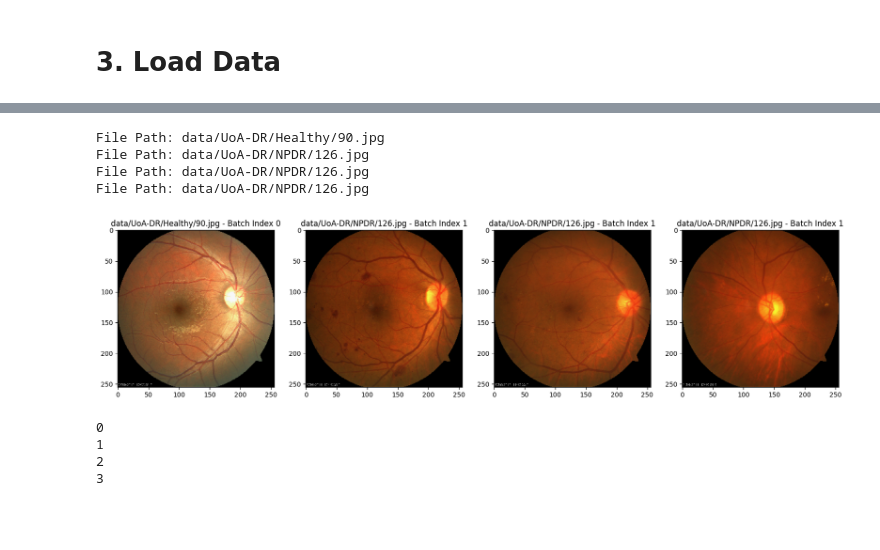
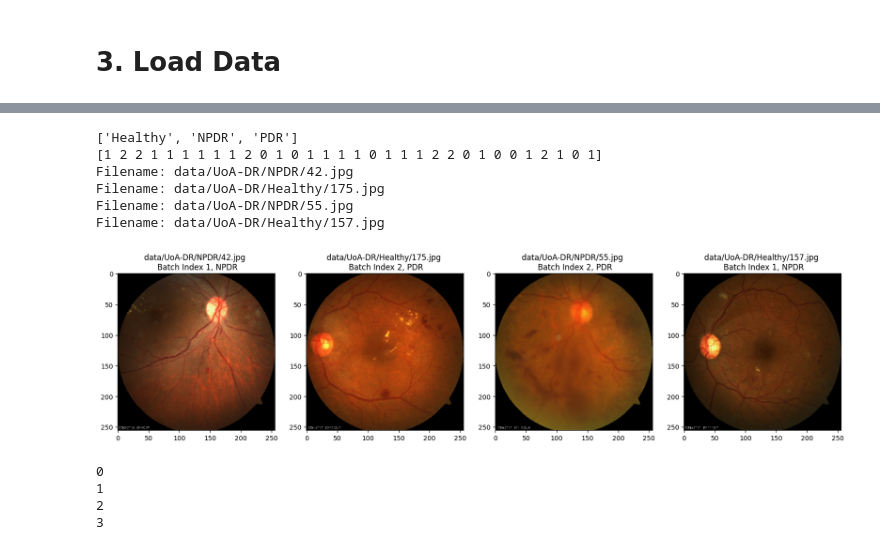
Before and after one commit to yiyangjessieyu/Deep-Learning-Image-Classifier, a Jupyter notebook: Getting Started.ipynb, the cells around one changed output, grey strips where cells are left out. Cells and saved outputs as stored; diff of their text form; code cells hidden in the pictures; blank space fills up the shorter version.

Commit message:
tidy up as suspicious that image_dataset_from_directory doesnt separate x and y pair as expected

```diff
--- a/Getting Started.ipynb
+++ b/Getting Started.ipynb
@@ -31,14 +29,2 @@ tf.config.list_physical_devices('GPU')
 import cv2
 import imghdr
-# %%
-data_dir = 'data/UoA-DR/'
-
-# Function to check if a string contains only digits and ends with '.jpg'
-def is_retinal_only(file_name):
-    return file_name[:-4].isdigit() and file_name.endswith(".jpg")
-
-for image_folder in os.listdir(data_dir):
-    for image in os.listdir(os.path.join(data_dir, image_folder)):
-        if is_retinal_only(image):
-            print(image[:-4])
-            print(image)
@@ -168,0 +135,10 @@ batch = data_iterator.next()
+# %%
+data = tf.keras.utils.image_dataset_from_directory(data_dir) #TODO check if any data was loss, as it says 199 files instead of 200
+data_iterator = data.as_numpy_iterator() # convert to an iterator as the data is a a generator
+batch = data_iterator.next() # contains X INPUT and Y EXPECTED OUTPUTS
+x, y = batch
+print(x.shape) # X INPUT, batch of 32 images of size 256*256 in 3 dimsension colour
+print(y) # Y OUTPUT, batch of 32 labels.
+
+len(data.file_paths)
+data.file_paths
@@ -169,30 +166,37 @@ batch = data_iterator.next()
 # %%
 class_labels = data.class_names  # Get the class labels
+print(class_labels)
+print(y)
 fig, ax = plt.subplots(ncols=4, figsize=(20,20))
 
 for idx, img in enumerate(batch[0][:4]):
     ax[idx].imshow(img.astype(int))
 
-    # Get the batch index and corresponding file path
-    batch_index = batch[1][idx]
-    image_class = class_labels[batch_index]
-    image_filename = os.path.basename(data.file_paths[batch_index])
-    file_path = os.path.join(data_dir, image_class, image_filename)
-    print("File Path:", file_path)
+    y_index = y[idx]
+    image_class = class_labels[y_index]
+    # image_filename = os.path.basename(data.file_paths[y_index])
+    # file_path = os.path.join(data_dir, image_class, image_filename)
+    # print("File Path:", file_path)
+
+    # Get the filename using the index and dataset's file_paths attribute
+    filename = data.file_paths[idx]
+    print("Filename:", filename)
 
     # Set the title with class label and batch index
-    title = f"{file_path} - Batch Index {batch_index}"
+    title = f"{filename} \n Batch Index {y_index}, {image_class}"
     ax[idx].set_title(title)
 
 
 
 plt.show()
 # %% [output]
-File Path: data/UoA-DR/Healthy/90.jpg
-File Path: data/UoA-DR/NPDR/126.jpg
-File Path: data/UoA-DR/NPDR/126.jpg
-File Path: data/UoA-DR/NPDR/126.jpg
+['Healthy', 'NPDR', 'PDR']
+[1 2 2 1 1 1 1 1 1 2 0 1 0 1 1 1 1 0 1 1 1 2 2 0 1 0 0 1 2 1 0 1]
+Filename: data/UoA-DR/NPDR/42.jpg
+Filename: data/UoA-DR/Healthy/175.jpg
+Filename: data/UoA-DR/NPDR/55.jpg
+Filename: data/UoA-DR/Healthy/157.jpg
-[figure, old version]
+[figure, new version]
 # %%
 fig, ax = plt.subplots(ncols=4, figsize=(20,20))
 for idx, img in enumerate(batch[0][:4]):
```
Also changed, not shown: parts of 17 cells of this notebook.
